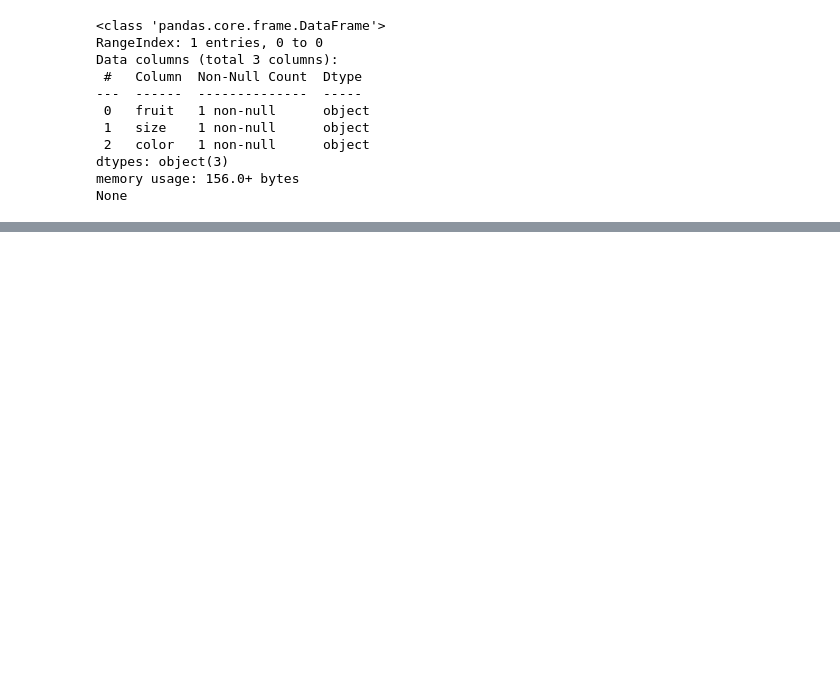
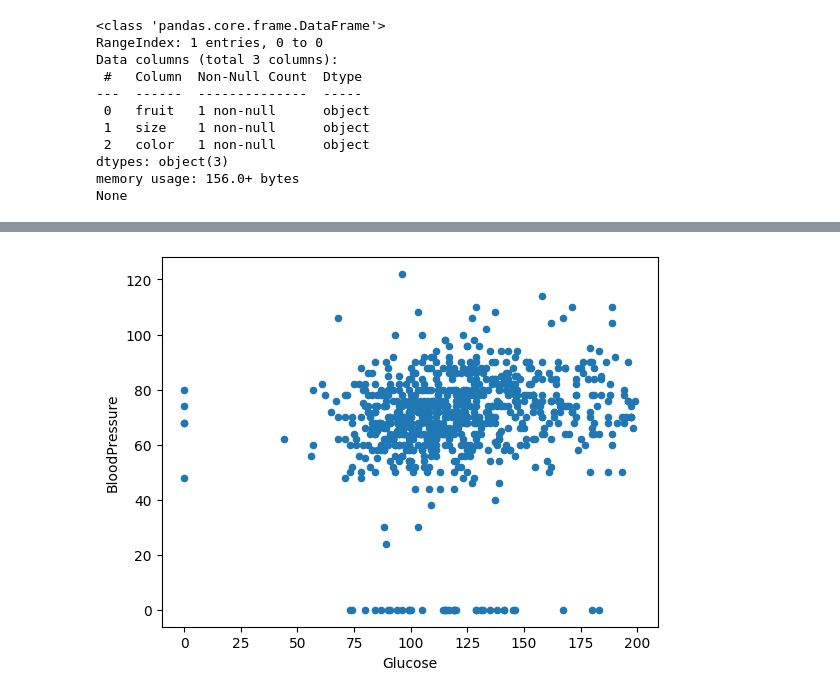
Before and after one commit to apple-pie-h/ICES-AI-bootcamp, a Jupyter notebook: pandas/pandas.ipynb, the cells around one changed output, grey strips where cells are left out. Drawn from its saved outputs; the diff is of its cells as text; code cells hidden in the pictures; blank space fills up the shorter version.

```diff
--- a/pandas/pandas.ipynb
+++ b/pandas/pandas.ipynb
@@ -82,0 +221,6 @@ None
+# %%
+#scatter plot:
+df.plot(kind = 'scatter', x = 'Glucose', y = 'BloodPressure')
+plt.show()
+# %% [output]
+[figure, added]
```
Also changed, not shown: parts of 15 cells of this notebook.
